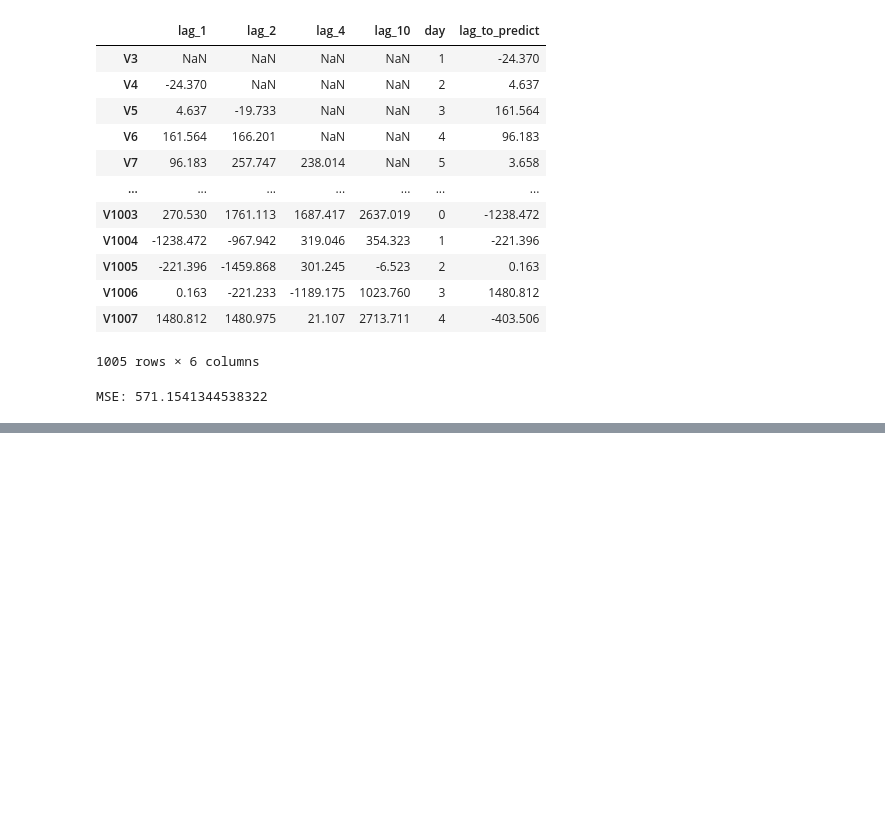
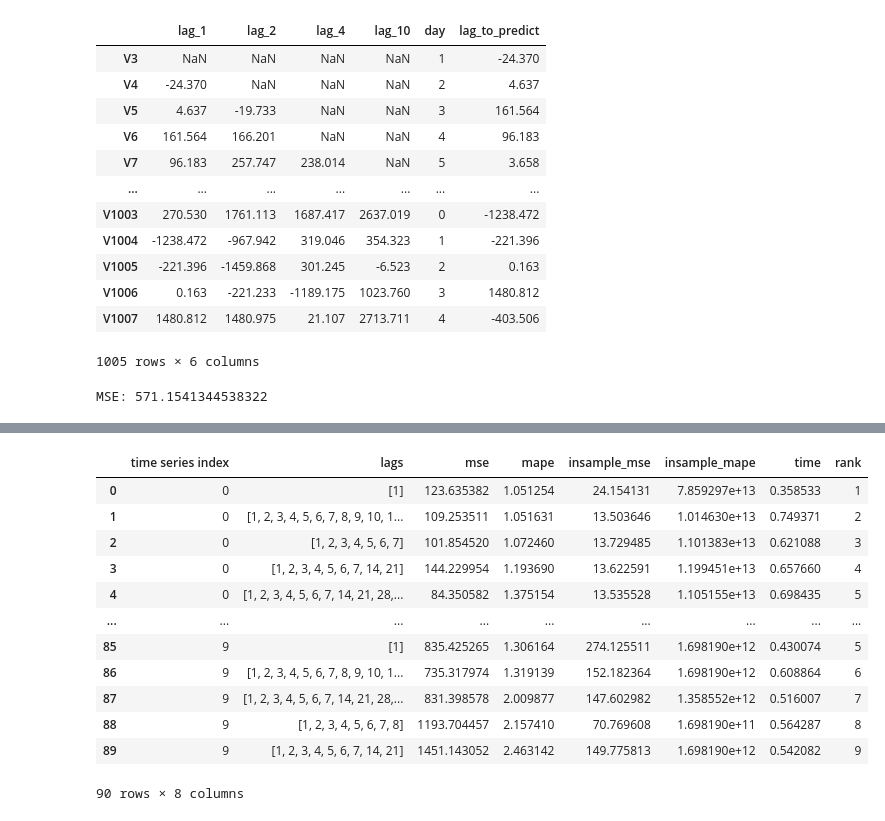
Before and after one commit to radulucaciu/xgb_forecast, a Jupyter notebook: xgb_forecast.ipynb, the cells around one changed output, grey strips where cells are left out. Drawn from its saved outputs; the diff is of its cells as text; code cells hidden in the pictures; blank space fills up the shorter version.

```diff
--- a/xgb_forecast.ipynb
+++ b/xgb_forecast.ipynb
@@ -277,0 +254,16 @@ plt.show()
+# %%
+res_df
+# %% [output]
+|  | time series index | lags | mse | mape | insample_mse | insample_mape | time | rank |
+| 0 | 0 | [1] | 123.635382 | 1.051254 | 24.154131 | 7.859297e+13 | 0.358533 | 1 |
+| 1 | 0 | [1, 2, 3, 4, 5, 6, 7, 8, 9, 10, 1... | 109.253511 | 1.051631 | 13.503646 | 1.014630e+13 | 0.749371 | 2 |
+| 2 | 0 | [1, 2, 3, 4, 5, 6, 7] | 101.854520 | 1.072460 | 13.729485 | 1.101383e+13 | 0.621088 | 3 |
+| 3 | 0 | [1, 2, 3, 4, 5, 6, 7, 14, 21] | 144.229954 | 1.193690 | 13.622591 | 1.199451e+13 | 0.657660 | 4 |
+| 4 | 0 | [1, 2, 3, 4, 5, 6, 7, 14, 21, 28,... | 84.350582 | 1.375154 | 13.535528 | 1.105155e+13 | 0.698435 | 5 |
+| ... | ... | ... | ... | ... | ... | ... | ... | ... |
+| 85 | 9 | [1] | 835.425265 | 1.306164 | 274.125511 | 1.698190e+12 | 0.430074 | 5 |
+| 86 | 9 | [1, 2, 3, 4, 5, 6, 7, 8, 9, 10, 1... | 735.317974 | 1.319139 | 152.182364 | 1.698190e+12 | 0.608864 | 6 |
+| 87 | 9 | [1, 2, 3, 4, 5, 6, 7, 14, 21, 28,... | 831.398578 | 2.009877 | 147.602982 | 1.358552e+12 | 0.516007 | 7 |
+| 88 | 9 | [1, 2, 3, 4, 5, 6, 7, 8] | 1193.704457 | 2.157410 | 70.769608 | 1.698190e+11 | 0.564287 | 8 |
+| 89 | 9 | [1, 2, 3, 4, 5, 6, 7, 14, 21] | 1451.143052 | 2.463142 | 149.775813 | 1.698190e+12 | 0.542082 | 9 |
+90 rows × 8 columns
```
Also changed, not shown: parts of 11 cells of this notebook.
